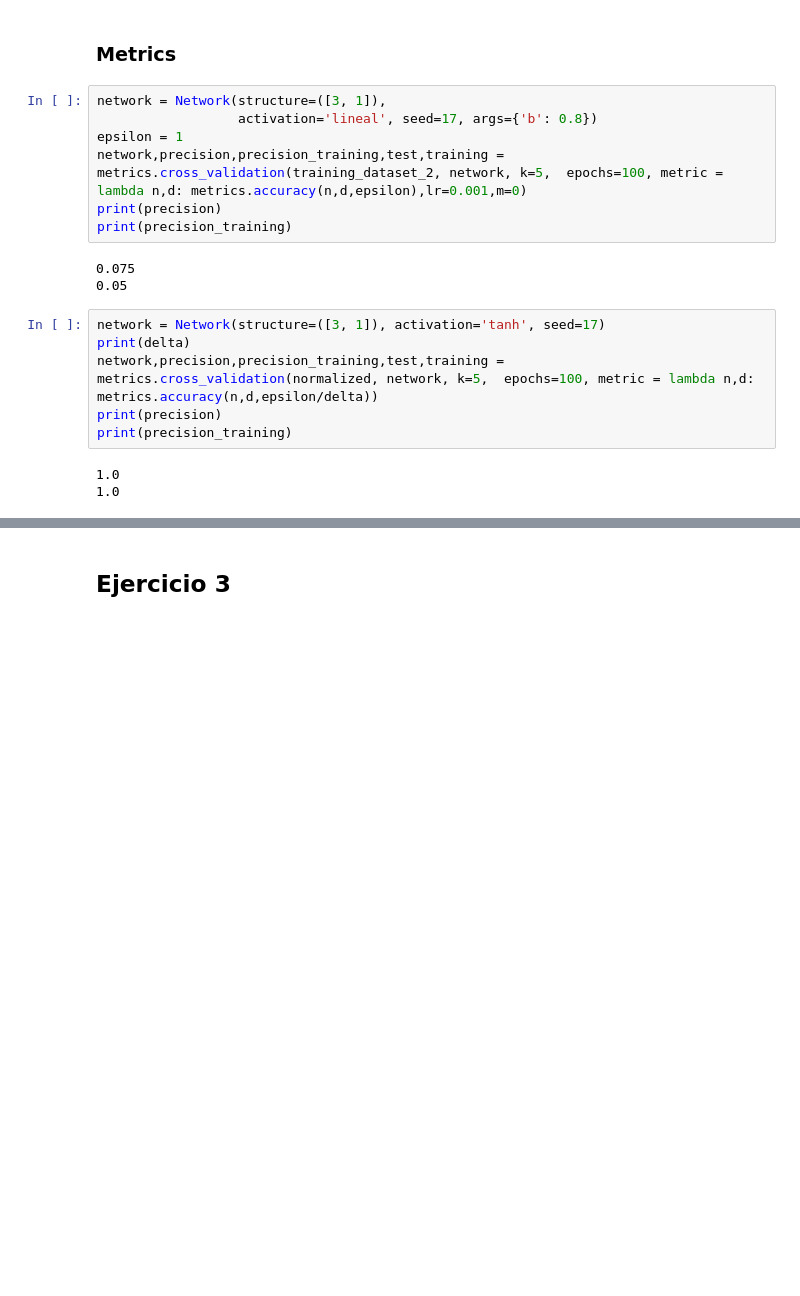
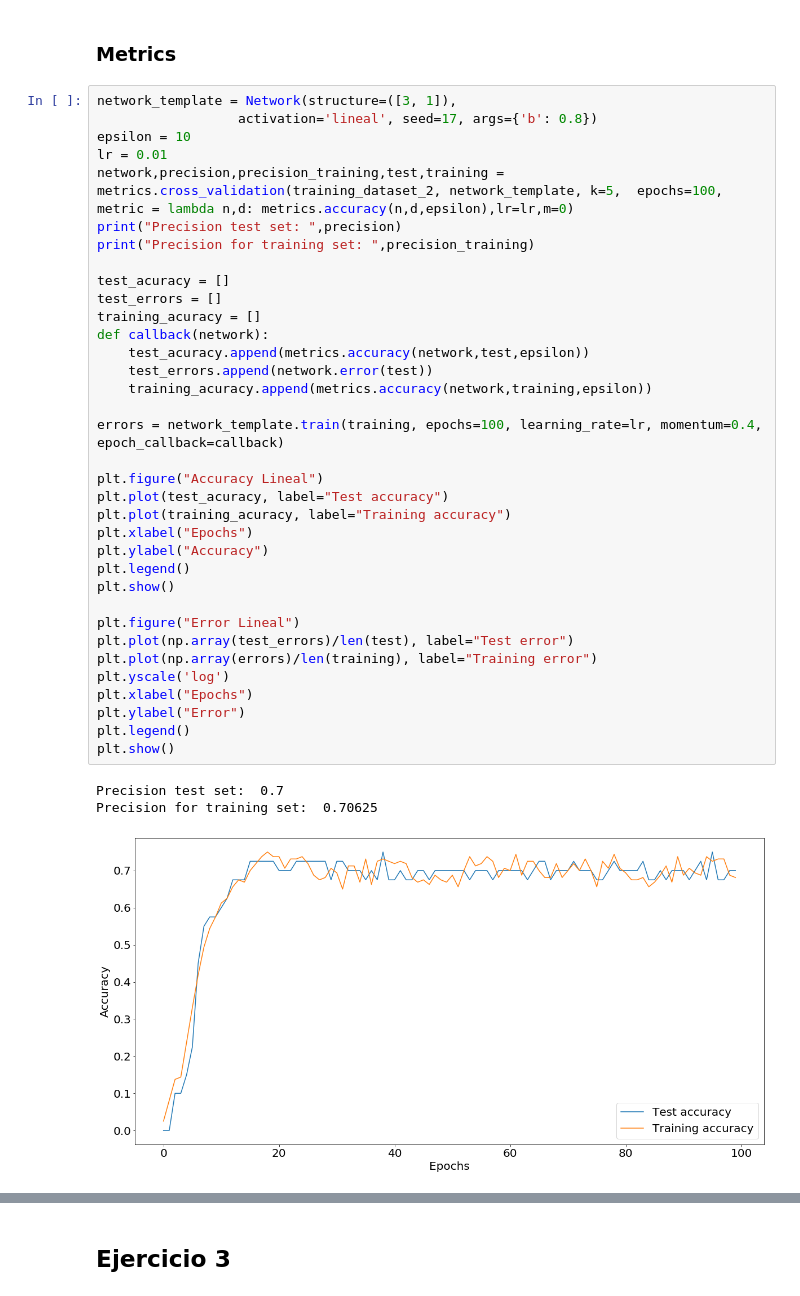
Before and after one commit to Natu17/TPs_SIA, a Jupyter notebook: TP3/TP3.ipynb, the cells around one changed output, grey strips where cells are left out. Saved outputs shown, nothing was run; the diff lists cells and outputs as text; blank space fills up the shorter version.

Commit message:
Graphics for accuracy ex2
Co-authored-by: Natali Lilienthal <nlilienthal@itba.edu.ar>
Co-authored-by: Segundo Espina <sespina@itba.edu.ar>

```diff
--- a/TP3/TP3.ipynb
+++ b/TP3/TP3.ipynb
@@ -273,21 +268,41 @@ Error: 0.8187283022934175
 # %% [markdown]
 ### Metrics
-# %%
-network = Network(structure=([3, 1]),
-                  activation='lineal', seed=17, args={'b': 0.8})
-epsilon = 1
-network,precision,precision_training,test,training = metrics.cross_validation(training_dataset_2, network, k=5,  epochs=100, metric = lambda n,d: metrics.accuracy(n,d,epsilon),lr=0.001,m=0)
-print(precision)
-print(precision_training)
-# %% [output]
-0.075
-0.05
-# %%
-network = Network(structure=([3, 1]), activation='tanh', seed=17)
-print(delta)
-network,precision,precision_training,test,training = metrics.cross_validation(normalized, network, k=5,  epochs=100, metric = lambda n,d: metrics.accuracy(n,d,epsilon/delta))
-print(precision)
-print(precision_training)
-# %% [output]
-1.0
-1.0
+# %%
+network_template = Network(structure=([3, 1]),
+                  activation='lineal', seed=17, args={'b': 0.8})
+epsilon = 10
+lr = 0.01
+network,precision,precision_training,test,training = metrics.cross_validation(training_dataset_2, network_template, k=5,  epochs=100, metric = lambda n,d: metrics.accuracy(n,d,epsilon),lr=lr,m=0)
+print("Precision test set: ",precision)
+print("Precision for training set: ",precision_training)
+
+test_acuracy = []
+test_errors = []
+training_acuracy = []
+def callback(network):
+    test_acuracy.append(metrics.accuracy(network,test,epsilon))
+    test_errors.append(network.error(test))
+    training_acuracy.append(metrics.accuracy(network,training,epsilon))
+
+errors = network_template.train(training, epochs=100, learning_rate=lr, momentum=0.4, epoch_callback=callback)
+
+plt.figure("Accuracy Lineal")
+plt.plot(test_acuracy, label="Test accuracy")
+plt.plot(training_acuracy, label="Training accuracy")
+plt.xlabel("Epochs")
+plt.ylabel("Accuracy")
+plt.legend()
+plt.show()
+
+plt.figure("Error Lineal")
+plt.plot(np.array(test_errors)/len(test), label="Test error")
+plt.plot(np.array(errors)/len(training), label="Training error")
+plt.yscale('log')
+plt.xlabel("Epochs")
+plt.ylabel("Error")
+plt.legend()
+plt.show()
+# %% [output]
+Precision test set:  0.7
+Precision for training set:  0.70625
+[figure, added]
```
Also changed, not shown: parts of 17 cells of this notebook, 2 other files.
